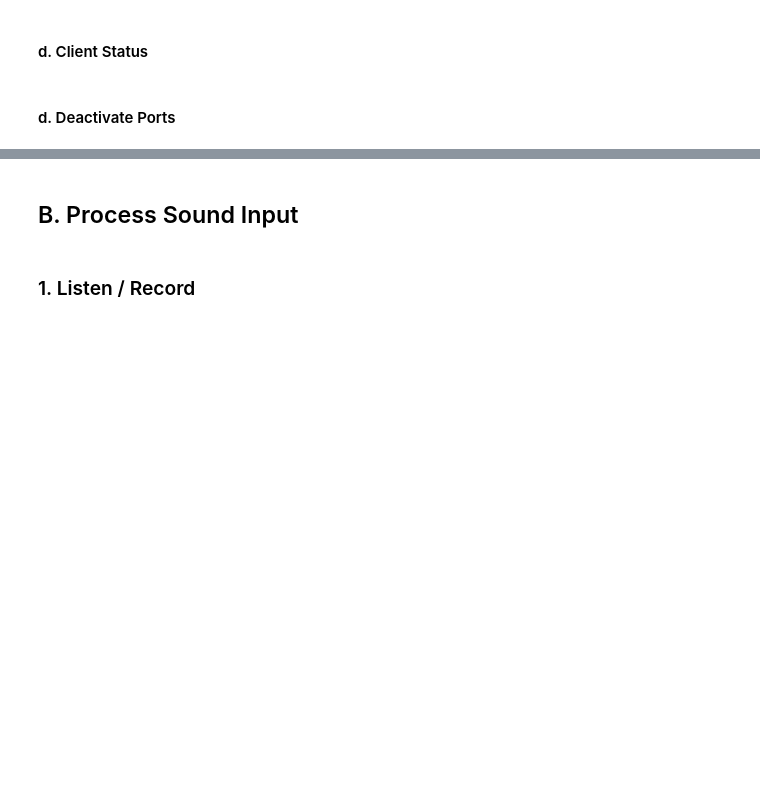
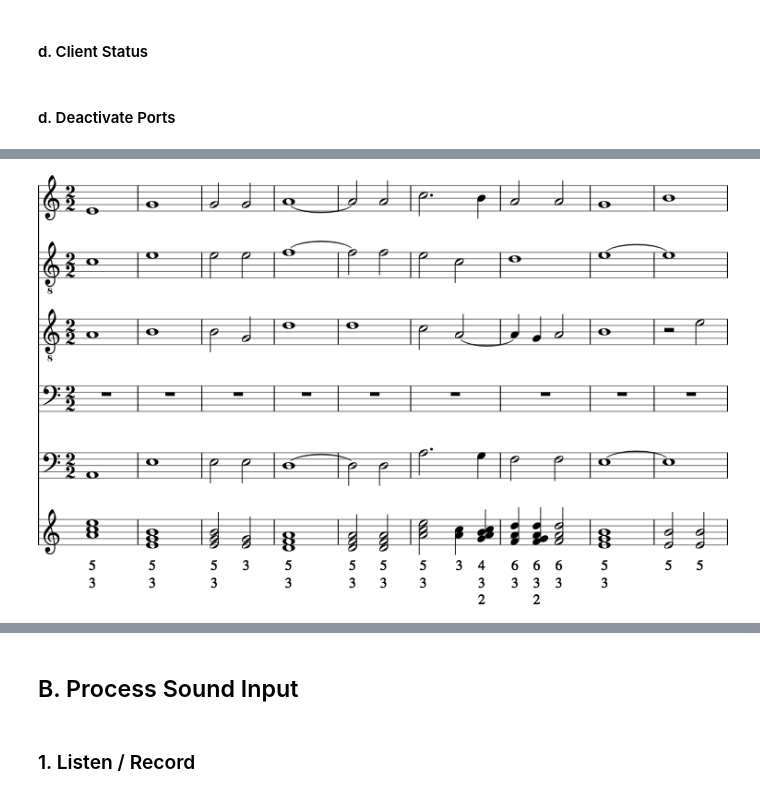
Before and after one commit to MickyDowns/deep-keras-music-net, a Jupyter notebook: music_study_aid.ipynb, the cells around one changed output, grey strips where cells are left out. Saved outputs shown, nothing was run; the diff lists cells and outputs as text; code cells hidden in the pictures; blank space fills up the shorter version.

Commit message:
working on display and playback

```diff
--- a/music_study_aid.ipynb
+++ b/music_study_aid.ipynb
@@ -2155,0 +2533,30 @@ client.close(ignore_errors=True)
+# %%
+'''trying w/ music in corpus'''
+
+'''list of works in the corpus:
+http://web.mit.edu/music21/doc/about/referenceCorpus.html#referencecorpus. corpus contains
+works in xml and humdrum. contains lots of bach, some handel and bethoven. no pachebel.
+search corpus using: http://web.mit.edu/music21/doc/moduleReference/moduleCorpus.html'''
+
+# Parse an Opus, a collection of Scores. The most important method call for corpus.
+# While parse() method in converter takes filepath, this parse searches the corpus.
+# returns a music21.stream.Stream.
+o = m21.corpus.parse('josquin/laDeplorationDeLaMorteDeJohannesOckeghem')
+
+# Create a Score from a Measure range
+sExcerpt = o.mergeScores().measures(126, 134)
+
+# Create a reduction of Chords
+reduction = sExcerpt.chordify()
+
+# Iterate over the Chords and prepare presentation
+for c in reduction.flat.getElementsByClass('Chord'):
+    c.closedPosition(forceOctave=4, inPlace=True)
+    c.annotateIntervals()
+
+# Add the reduction and display the results
+sExcerpt.insert(0, reduction)
+play_m21(sExcerpt)
+sExcerpt.show()
+# %% [output]
+[figure, added]
```
Also changed, not shown: parts of 39 cells of this notebook.
